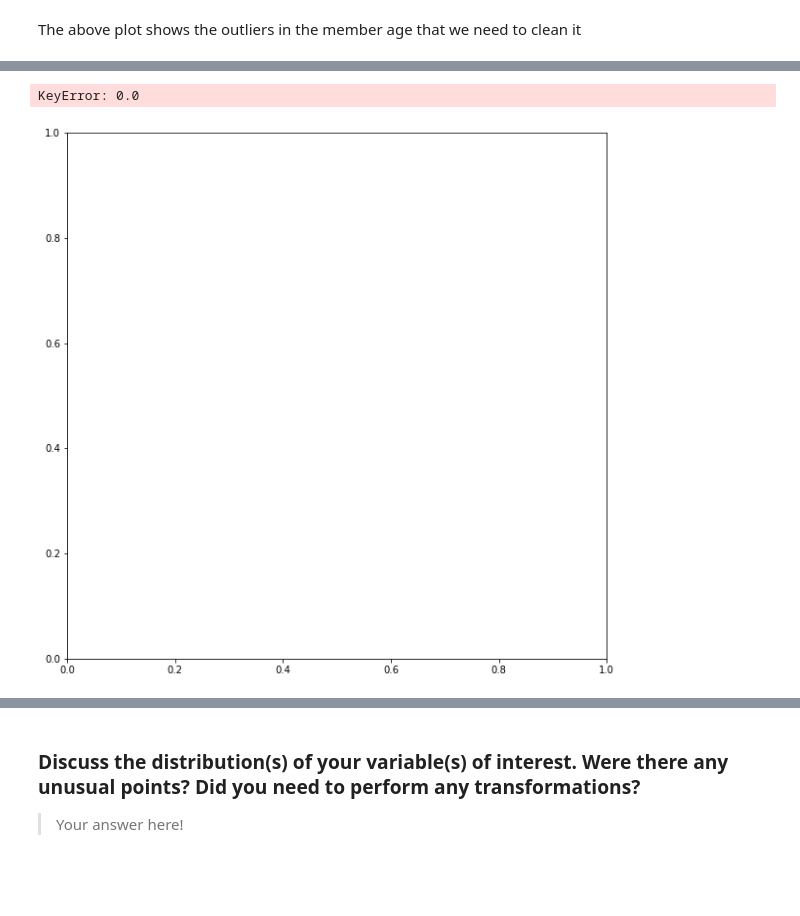
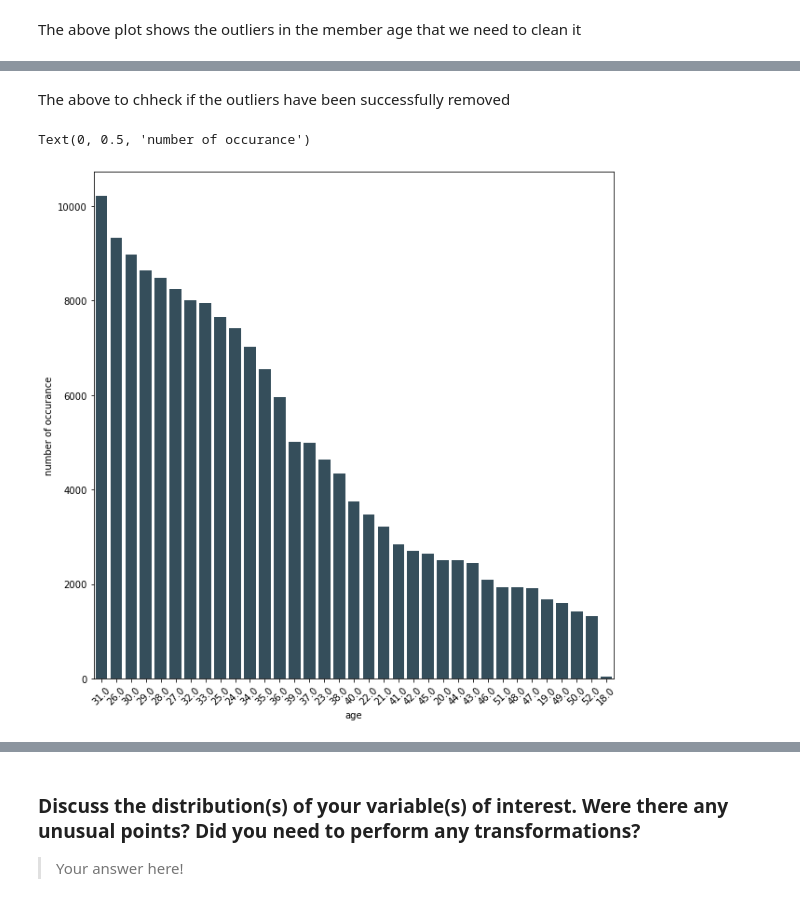
Before and after one commit to hagerElsehaimy/communicate-data-findings-FordGoBike, a Jupyter notebook: exploration_template.ipynb, the cells around one changed output, grey strips where cells are left out. Drawn from its saved outputs; the diff is of its cells as text; code cells hidden in the pictures; blank space fills up the shorter version.

```diff
--- a/exploration_template.ipynb
+++ b/exploration_template.ipynb
@@ -474,7 +469,7 @@ AttributeError: 'DataFrame' object has no attribute 'member_age'
 # %% [markdown]
 The above plot shows the outliers in the member age that we need to clean it
 # %%
-/new_df=new_df[2019-new_df.member_birth_year <= 55]
+new_df=new_df[new_df.member_age <= 52]
 new_df.head()
 # %% [output]
 |  | duration_sec | start_time | end_time | start_station_name | end_station_name | bike_id | user_type | ... |
@@ -486,10 +488,12 @@ new_df.head()
+# %% [markdown]
+The above to chheck if the outliers have been successfully removed
 # %%
 fig, ax = plt.subplots(figsize=(10, 10))
-station_plot=sb.countplot(data=new_df, x=2019-new_df.member_birth_year, order=new_df.member_birth_year.value_counts(ascending=True)[0:50].index,color = "#2F5061",ax=ax)
-station_plot.set_xticklabels(labels=2019-new_df.member_birth_year,size=10)
-station_plot.set_yticklabels(labels=[i for i in range(0,200,20)],size=10)
-station_plot.set_xlabel('start station', fontsize=10)
+station_plot=sb.countplot(data=new_df, x='member_age', order=new_df.member_age.value_counts(ascending=False).index,color = "#2F5061",ax=ax)
+station_plot.set_xticklabels(labels=new_df.member_age.value_counts(ascending=False).keys(),rotation=45,size=10)
+station_plot.set_yticklabels(labels=[i for i in range(0,10500,2000)],size=10)
+station_plot.set_xlabel('age', fontsize=10)
 station_plot.set_ylabel('number of occurance', fontsize=10)
 # %% [output]
-KeyError: 0.0
+Text(0, 0.5, 'number of occurance')
-[figure, old version]
+[figure, new version]
```
Also changed, not shown: parts of 6 cells of this notebook.
